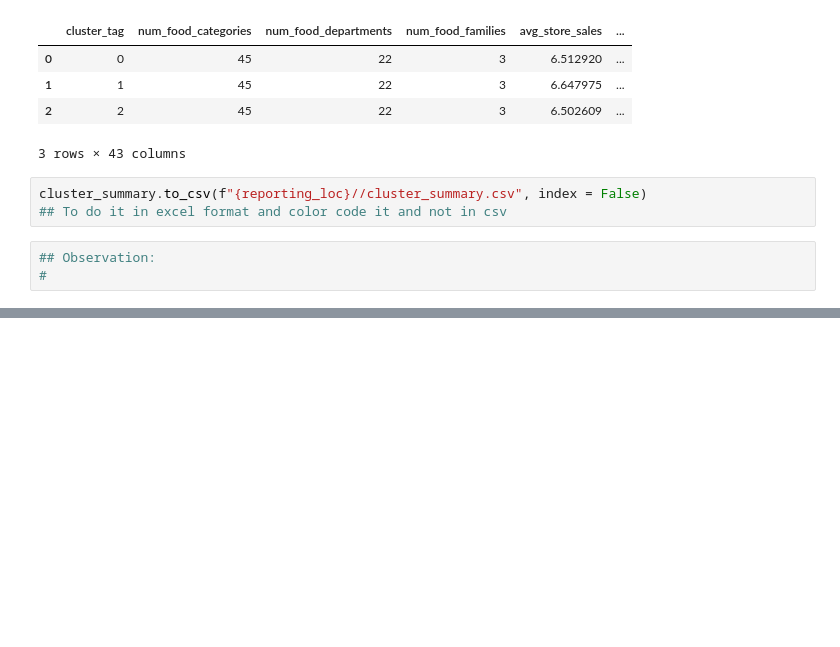
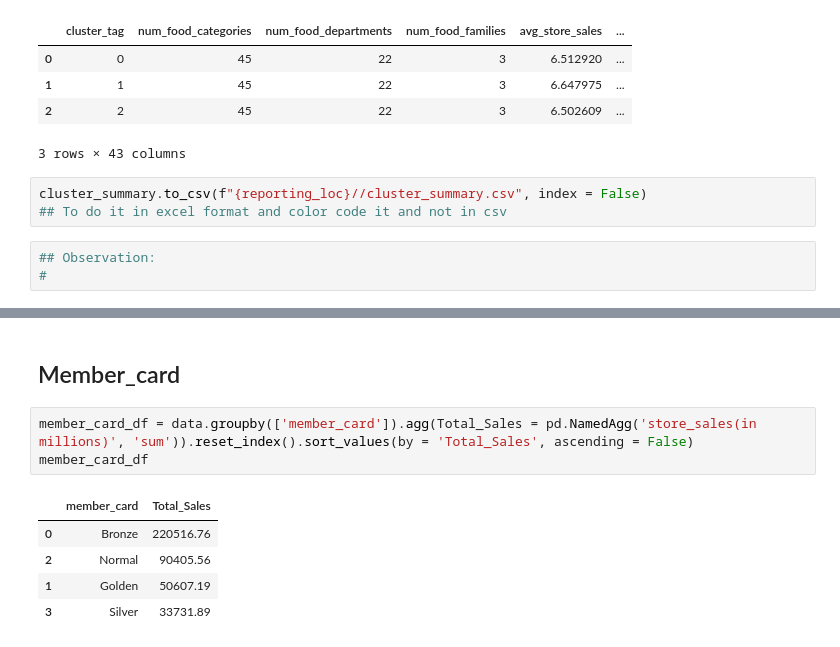
Before and after one commit to Indranil-Seal/customer_acq_model, a Jupyter notebook: notebooks/EDA/eda_v1.ipynb, the cells around one changed output, grey strips where cells are left out. Drawn from its saved outputs; the diff is of its cells as text; blank space fills up the shorter version.

```diff
--- a/notebooks/EDA/eda_v1.ipynb
+++ b/notebooks/EDA/eda_v1.ipynb
@@ -905,0 +933,11 @@ cluster_summary.to_csv(f"{reporting_loc}//cluster_summary.csv", index = False)
+# %% [markdown]
+## Member_card
+# %%
+member_card_df = data.groupby(['member_card']).agg(Total_Sales = pd.NamedAgg('store_sales(in millions)', 'sum')).reset_index().sort_values(by = 'Total_Sales', ascending = False)
+member_card_df
+# %% [output]
+|  | member_card | Total_Sales |
+| 0 | Bronze | 220516.76 |
+| 2 | Normal | 90405.56 |
+| 1 | Golden | 50607.19 |
+| 3 | Silver | 33731.89 |
```
Also changed, not shown: parts of 15 cells of this notebook, 4 other files.
